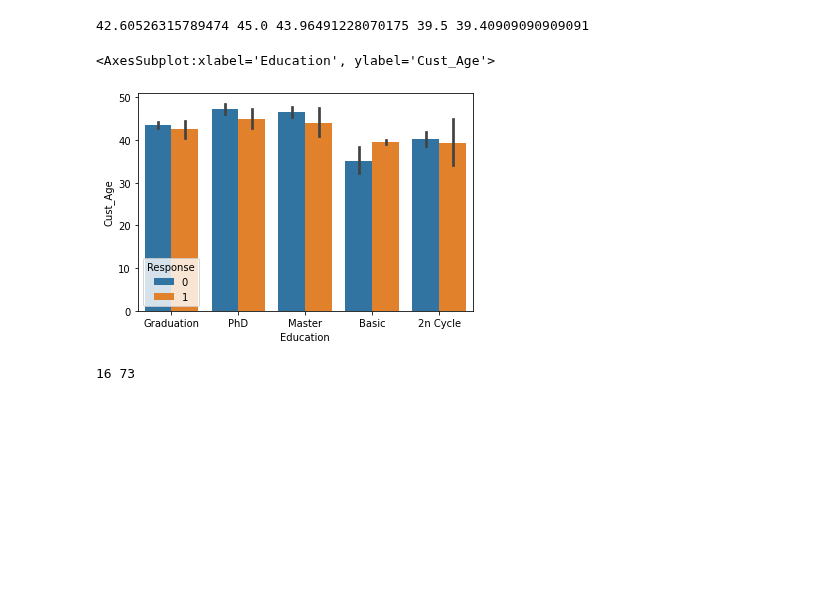
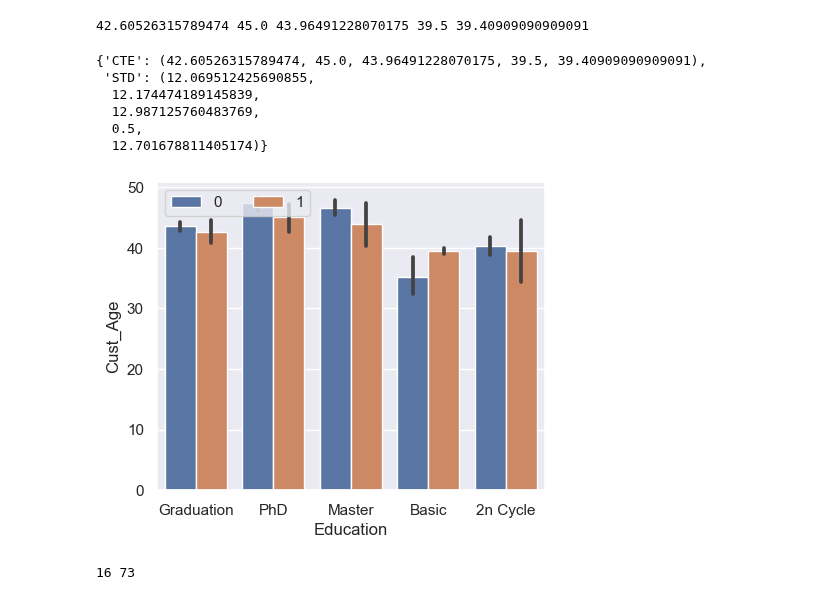
Before and after one commit to clarentcelsia/Analytics, a Jupyter notebook: marketing_campaign.ipynb, the cells around one changed output. Saved outputs shown, nothing was run; the diff lists cells and outputs as text; code cells hidden in the pictures; blank space fills up the shorter version.

```diff
--- a/marketing_campaign.ipynb
+++ b/marketing_campaign.ipynb
@@ -9,7 +9,8 @@ import os
 import pandas as pd
 import numpy as np
 import seaborn as sns
-sns.set_style='whitegrid'
+#sns.set_style='whitegrid'
+sns.set(rc={'figure.figsize':(5,4)})
 
 import warnings
 warnings.filterwarnings("ignore")
@@ -50,7 +51,7 @@ dtypes: float64(1), int64(25), object(3)
 memory usage: 507.6+ KB
 # %%
 # Convert data types
-df['Dt_Customer'] = df['Dt_Customer'].astype('datetime64')
+df['Dt_Customer'] = df['Dt_Customer'].astype('datetime64[ns]')
 # %%
 # check year, month, day
 print(df['Dt_Customer'][0], "->", df['Dt_Customer'].dt.year[0], df['Dt_Customer'].dt.month[0], df['Dt_Customer'].dt.day[0])
@@ -543,9 +544,10 @@ cats
 5
 # %%
 orders = ['Graduation', 'PhD', 'Master', '2n Cycle', 'Basic']
-fig, ax = plt.subplots(figsize=(7,5)) # Create just a figure and only one subplot
+hue_order = [0,1]
+fig, ax = plt.subplots(figsize=(5,4)) # Create just a figure and only one subplot
 
-ax = sns.countplot(ax=ax, data=df_, x='Education', hue='Response', order=orders)
+ax = sns.countplot(ax=ax, data=df_, x='Education', hue='Response', hue_order=hue_order, order=orders)
 n_hues = 2 #hue: response(0, 1)
 _bars = [p for p in ax.patches]
 h_bars = [p.get_height() for p in ax.patches]
@@ -555,7 +557,7 @@ for i in range(cats):
         percent = '{:.1f}%'.format(100 * h_bars[(j*cats + i)]/total_values)
         x = _bars[(j*cats + i)].get_x() + _bars[(j*cats + i)].get_width() / 2 - 0.2
         y = _bars[(j*cats + i)].get_y() + _bars[(j*cats + i)].get_height() + 10.5
-        ax.annotate(percent, (x, y), size = 11)
+        ax.annotate(percent, (x, y), size = 9)
 fig.show()
 
 # Mayoritas data customer pada Ifood merupakan lulusan 'Graduation'
@@ -726,10 +776,60 @@ print(df_buyers_grad_1.Cust_Age.mean(), df_buyers_phd_1.Cust_Age.mean(),
      df_buyers_2n_1.Cust_Age.mean())
 # %% [output]
 42.60526315789474 45.0 43.96491228070175 39.5 39.40909090909091
+# %%
+# error bar
+bars = {
+    "CTE": (
+        np.mean(df_buyers.loc[(df_buyers.Response == 1) & (df_buyers.Education == 'Graduation')].Cust_Age),
+        np.mean(df_buyers.loc[(df_buyers.Response == 1) & (df_buyers.Education == 'PhD')].Cust_Age),
+        np.mean(df_buyers.loc[(df_buyers.Response == 1) & (df_buyers.Education == 'Master')].Cust_Age),
+        np.mean(df_buyers.loc[(df_buyers.Response == 1) & (df_buyers.Education == 'Basic')].Cust_Age),
+        np.mean(df_buyers.loc[(df_buyers.Response == 1) & (df_buyers.Education == '2n Cycle')].Cust_Age)
+    ),
+    "STD" : (
+        np.std(df_buyers.loc[(df_buyers.Response == 1) & (df_buyers.Education == 'Graduation')].Cust_Age),
+        np.std(df_buyers.loc[(df_buyers.Response == 1) & (df_buyers.Education == 'PhD')].Cust_Age),
+        np.std(df_buyers.loc[(df_buyers.Response == 1) & (df_buyers.Education == 'Master')].Cust_Age),
+        np.std(df_buyers.loc[(df_buyers.Response == 1) & (df_buyers.Education == 'Basic')].Cust_Age),
+        np.std(df_buyers.loc[(df_buyers.Response == 1) & (df_buyers.Education == '2n Cycle')].Cust_Age)
+    )
+}
+bars
+# %% [output]
+{'CTE': (42.60526315789474, 45.0, 43.96491228070175, 39.5, 39.40909090909091),
+ 'STD': (12.069512425690855,
+  12.174474189145839,
+  12.987125760483769,
+  0.5,
+  12.701678811405174)}
+# %%
+bars_names = ['Graduation', 'PhD', 'Master', 'Basic', '2n Cycle']
+x = np.arange(len(bars_names))
+
+fig, ax = plt.subplots(figsize=(5,5))
+c = plt.bar(x, bars['CTE'], color='orange')
+plt.errorbar(bars_names, bars['CTE'], yerr=bars['STD'], fmt='o', color='black')
+plt.title('Error bars of The Correlation between Education and Age when Response = 1', fontdict={'fontsize':10})
+plt.legend(bars)
+plt.show()
 # %%
-sns.barplot(data=df_buyers, x='Education', y='Cust_Age', hue='Response')
-# rata usia customer ketika bergabung dalam penawaran campaign(1) pada setiap lulusan
+import sys
+try:
+    ax = sns.barplot(data=df_buyers, x='Education', y='Cust_Age', hue='Response', hue_order=hue_order)
+    ax.legend(loc='upper left', ncols=2)
+    #raise AttributeError
+except AttributeError as e:
+    e_type, e_object, e_traceback = sys.exc_info()
+    e_filename = os.path.split(
+        e_traceback.tb_frame.f_code.co_filename
+    )[1]
+
+    e_message = str(e)
+    e_line_number = e_traceback.tb_lineno
+    print(f'exception type: {e_type}')
+    print(f'exception filename: {e_filename}')
+    print(f'exception line number: {e_line_number}')
+    print(f'exception message: {e_message}')
 # %% [output]
-<AxesSubplot:xlabel='Education', ylabel='Cust_Age'>
-[figure, old version]
+[figure, new version]
 # %%
```
Also changed, not shown: parts of 53 cells of this notebook.
